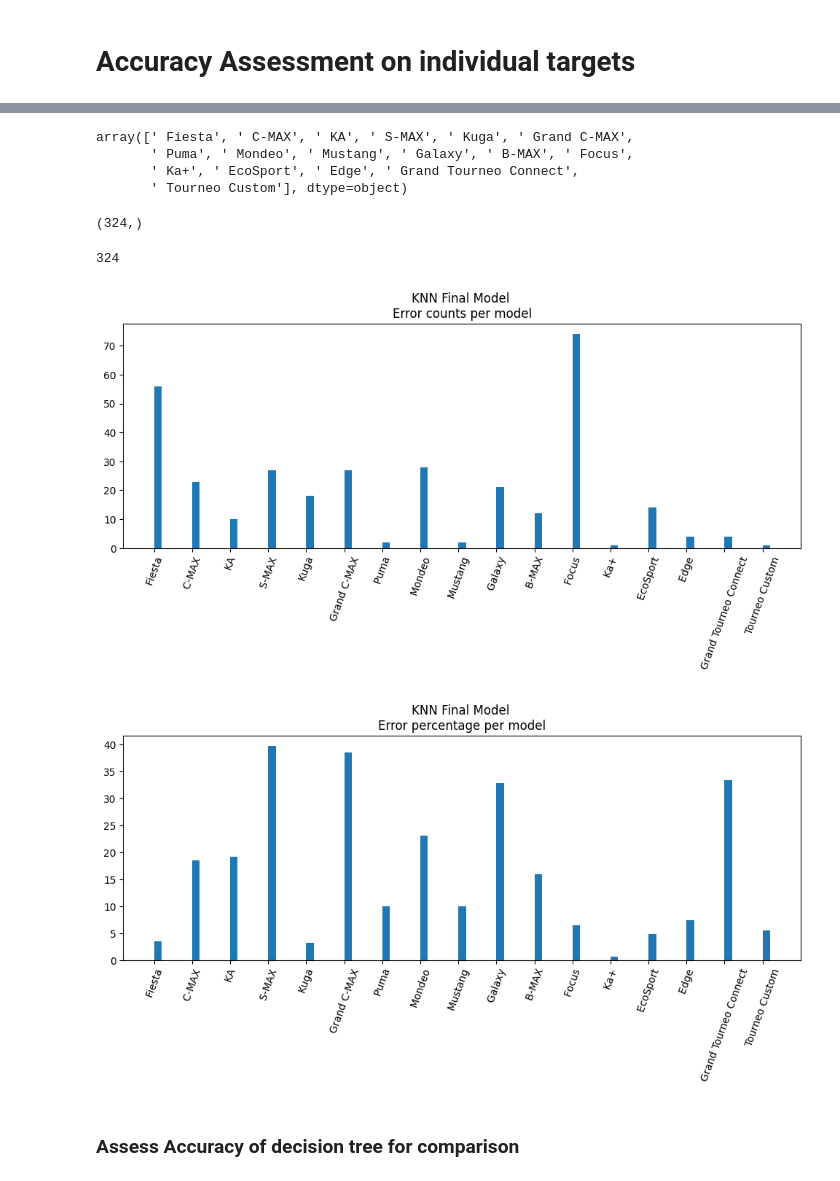
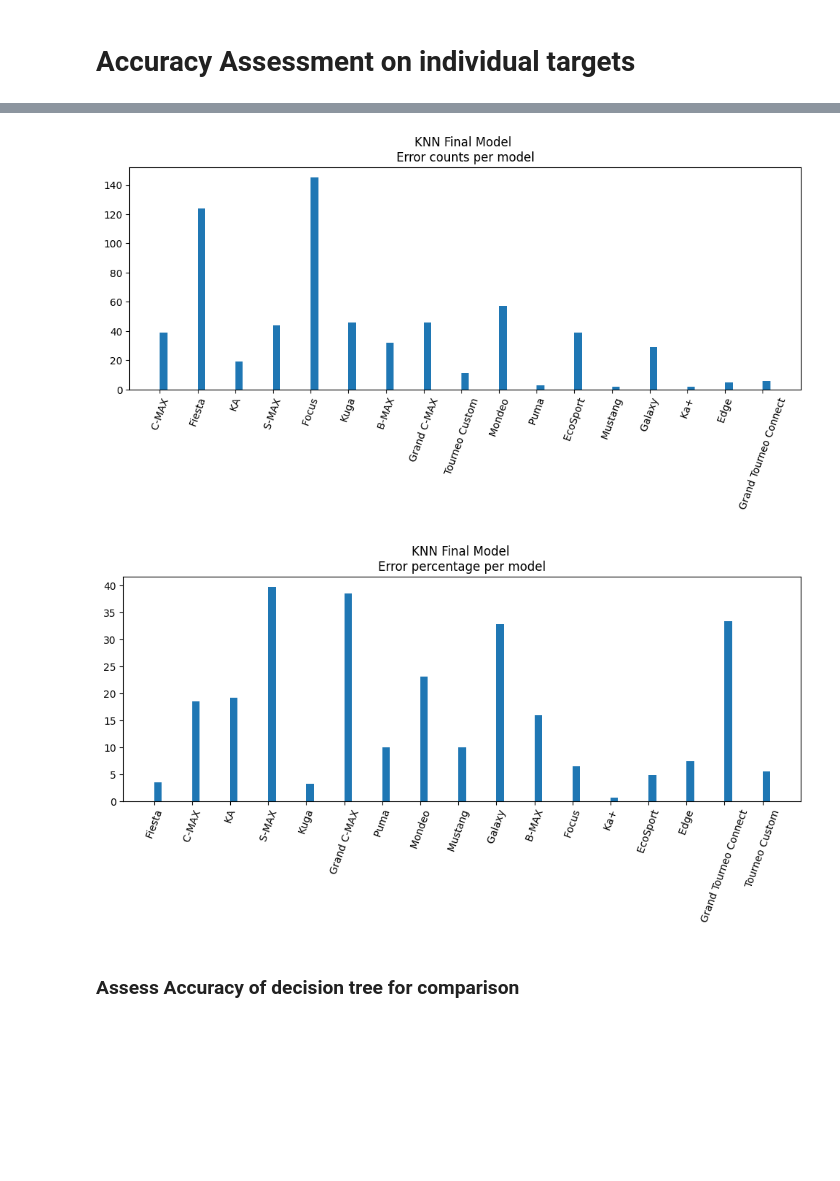
Before and after one commit to ddoggdiggitty/INFS-768-project, a Jupyter notebook: Group Project/Programming/CompiledKNN.ipynb, the cells around one changed output, grey strips where cells are left out. Saved outputs shown, nothing was run; the diff lists cells and outputs as text; code cells hidden in the pictures; blank space fills up the shorter version.

```diff
--- a/Group Project/Programming/CompiledKNN.ipynb
+++ b/Group Project/Programming/CompiledKNN.ipynb
@@ -3,13 +1,15 @@
 # %%
 # Imports
 import pandas as pd
-from IPython.display import display
 from sklearn.preprocessing import MinMaxScaler
-
 import numpy as np
 import matplotlib.pyplot as plt
-from sklearn.model_selection import train_test_split, cross_val_score, cross_val_predict
+from sklearn.model_selection import train_test_split, cross_val_score
 from sklearn.neighbors import KNeighborsClassifier
+# # Decision Tree for comparison
+from sklearn.tree import DecisionTreeClassifier
+# # Used for outputting images from a file
+from IPython.display import display, Image
 
-# Decision Tree for comparison
-from sklearn.tree import DecisionTreeClassifier
+# # If any figures change, set to true
+gen_new_plot=False
@@ -313,44 +223,45 @@ display(knn.score(X_test_scaled, y_test))
 # %%
-# misclassified_y = pd.DataFrame(y_test[y_test != y_predict], columns=["model"])
 
-misclassified_y = y_test[y_test != y_predict]
+if (gen_new_plot):
+    misclassified_y = y_test[y_test != y_predict]
 
-names = pd.Series(misclassified_y).unique()
-sum = 0
-error_counts = np.array([])
-name_counts = np.array([])
-for name in names:
-    errors = misclassified_y[misclassified_y == name].shape[0]
-    sum += errors
-    error_counts = np.append(error_counts, np.array(errors))
-    name_total = y_test[y_test == name].shape[0]
-    name_counts = np.append(name_counts, np.array(name_total))
-display(names, misclassified_y.shape, sum)
+    names = pd.Series(misclassified_y).unique()
+    sum = 0
+    error_counts = np.array([])
+    name_counts = np.array([])
+    for name in names:
+        errors = misclassified_y[misclassified_y == name].shape[0]
+        sum += errors
+        error_counts = np.append(error_counts, np.array(errors))
+        name_total = y_test[y_test == name].shape[0]
+        name_counts = np.append(name_counts, np.array(name_total))
+    display(names, misclassified_y.shape, sum)
 
-error_percentage = 100 * error_counts / name_counts
+    error_percentage = 100 * error_counts / name_counts
 
 
 
-# Plot misclassifications
-plt.figure(figsize=(12, 4))
-plt.bar(range(error_counts.size), height=error_counts, align='edge', width=0.2)
-plt.xticks(range(error_counts.size), names, rotation=70)
-plt.title("KNN Final Model \nError counts per model")
-plt.show()
+    # Plot misclassifications
+    plt.figure(figsize=(12, 4))
+    plt.bar(range(error_counts.size), height=error_counts, align='edge', width=0.2)
+    plt.xticks(range(error_counts.size), names, rotation=70)
+    plt.title("KNN Final Model \nError counts per model")
+    plt.show()
 
-plt.figure(figsize=(12, 4))
-plt.bar(range(error_counts.size), height=error_percentage, align='edge', width=0.2)
-plt.xticks(range(error_counts.size), names, rotation=70)
-plt.title("KNN Final Model \nError percentage per model")
-plt.show()
+    plt.figure(figsize=(12, 4))
+    plt.bar(range(error_counts.size), height=error_percentage, align='edge', width=0.2)
+    plt.xticks(range(error_counts.size), names, rotation=70)
+    plt.title("KNN Final Model \nError percentage per model")
+    plt.show()
+else:
+    # save output from the plot above as an image
+    # output the image from file
+    filename = ".CompiledKNN/KNN_Final_Model_Error_counts.png"
+    display(Image(filename=filename))
+    filename = ".CompiledKNN/KNN_Final_Model_Error_percentages.png"
+    display(Image(filename=filename))
 # %% [output]
-array([' Fiesta', ' C-MAX', ' KA', ' S-MAX', ' Kuga', ' Grand C-MAX',
-       ' Puma', ' Mondeo', ' Mustang', ' Galaxy', ' B-MAX', ' Focus',
-       ' Ka+', ' EcoSport', ' Edge', ' Grand Tourneo Connect',
-       ' Tourneo Custom'], dtype=object)
-(324,)
-324
-[figure, old version]
+[figure, new version]
 [figure]
 # %% [markdown]
 ### Assess Accuracy of decision tree for comparison
```
Also changed, not shown: parts of 30 cells of this notebook, 6 other files.
